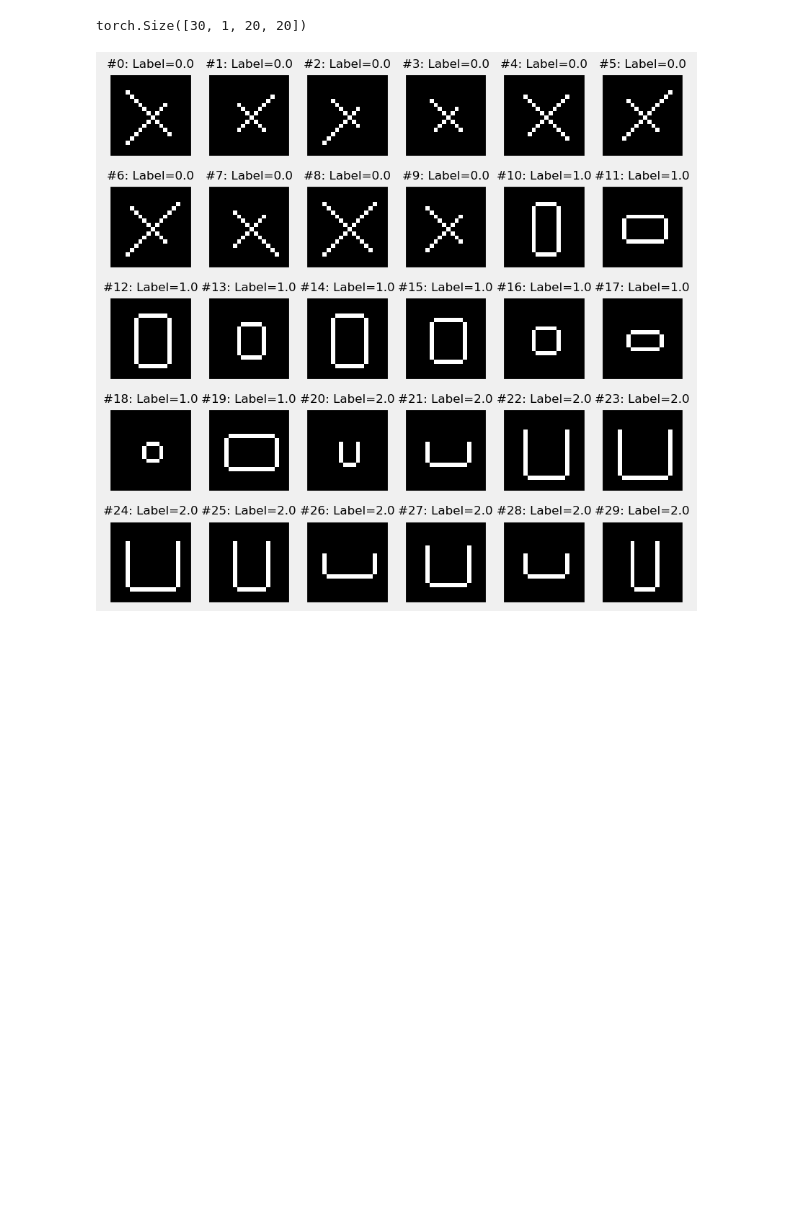
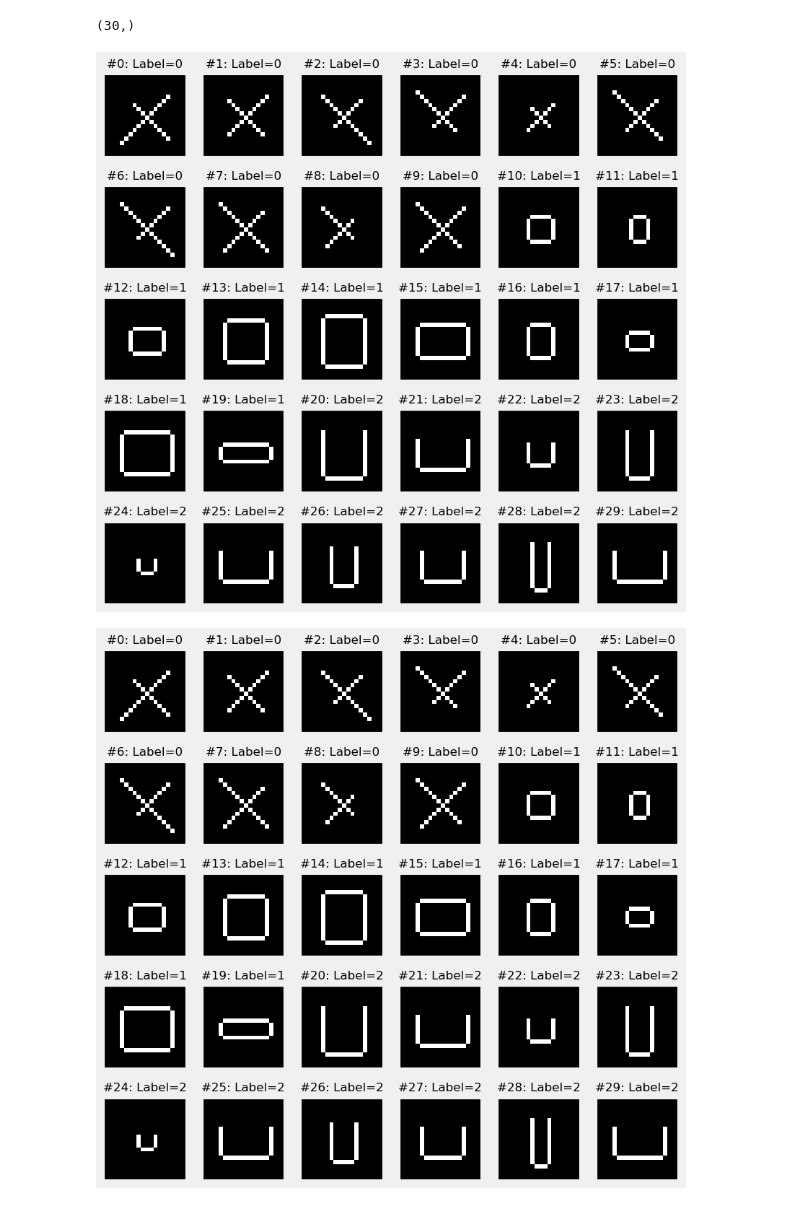
Before and after one commit to soykilian/image_classification, a Jupyter notebook: P4.ipynb, the cells around one changed output. Cells and saved outputs as stored; diff of their text form; code cells hidden in the pictures; blank space fills up the shorter version.

```diff
--- a/P4.ipynb
+++ b/P4.ipynb
@@ -80,12 +81,14 @@ letter_U[:,0,:,:] = torch.stack([generate_centered_U_image() for _ in range(10)]
 # %%
 from Lec7ImageStuff import PlotImages
 images = torch.cat((letter_X, letter_O, letter_U), dim=0)
-targets = torch.cat((torch.zeros(10), torch.ones(10), 2*torch.ones(10)))
+targets = np.concatenate((np.zeros(10, dtype=int), np.ones(10, dtype=int), 2*np.ones(10, dtype=int)))
 images.shape
+targets.shape
 # %% [output]
-torch.Size([30, 1, 20, 20])
+(30,)
-# %%
-img = PlotImages(images, targets)
-# %% [output]
-[figure, removed]
+# %%
+PlotImages(images, targets, 30, 6)
+# %% [output]
+[figure, added]
+[figure, added]
 # %%
```
Also changed, not shown: parts of 22 cells of this notebook, 29 other files.
